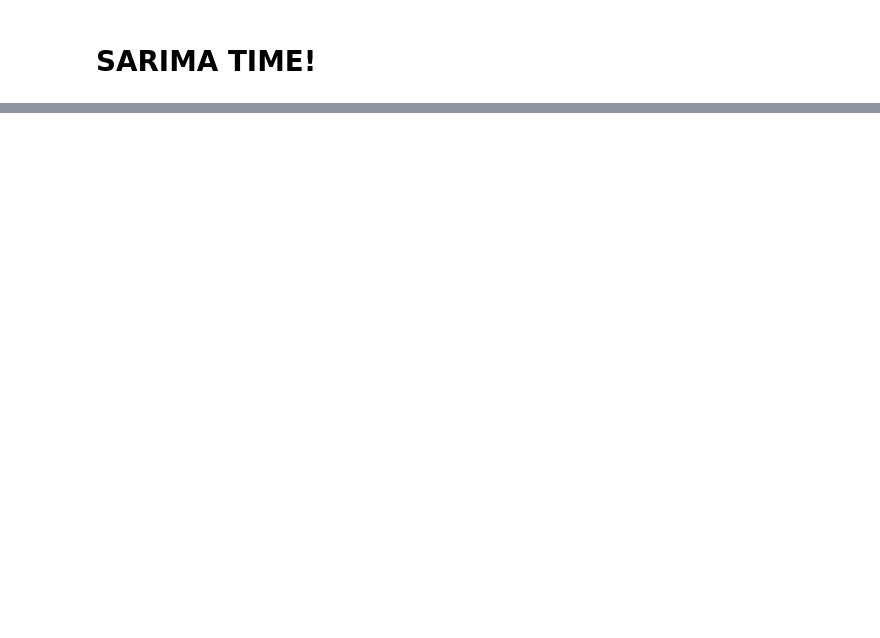
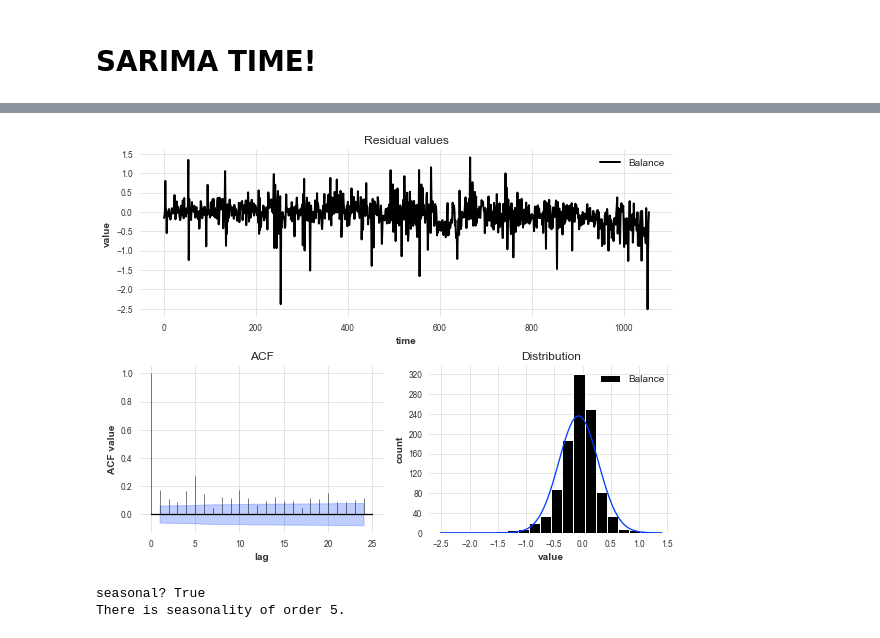
Before and after one commit to takkat14/Balance-Forecasting-Pipeline, a Jupyter notebook: Project_2.ipynb, the cells around one changed output, grey strips where cells are left out. Saved outputs shown, nothing was run; the diff lists cells and outputs as text; code cells hidden in the pictures; blank space fills up the shorter version.

```diff
--- a/Project_2.ipynb
+++ b/Project_2.ipynb
@@ -242,0 +315,16 @@ PatsyError: Number of rows mismatch between data argument and float (1543 versus
+# %%
+plot_residuals_analysis(wts)
+# %% [output]
+[figure, added]
+# %%
+for m in range(2, 25):
+    is_seasonal, mseas = check_seasonality(wts, m=m, alpha=0.05)
+    if is_seasonal:
+        break
+
+print("seasonal? " + str(is_seasonal))
+if is_seasonal:
+    print('There is seasonality of order {}.'.format(mseas))
+# %% [output]
+seasonal? True
+There is seasonality of order 5.
```
Also changed, not shown: parts of 81 cells of this notebook.
